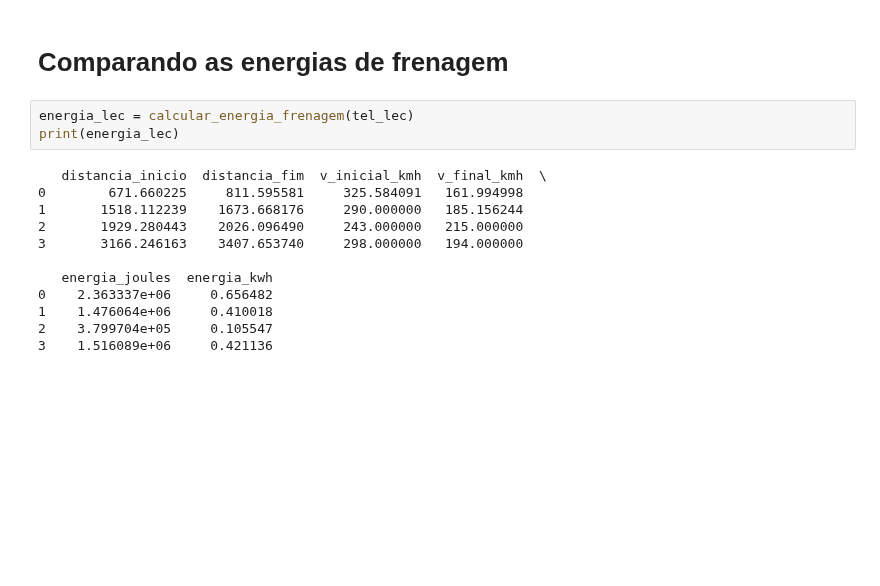
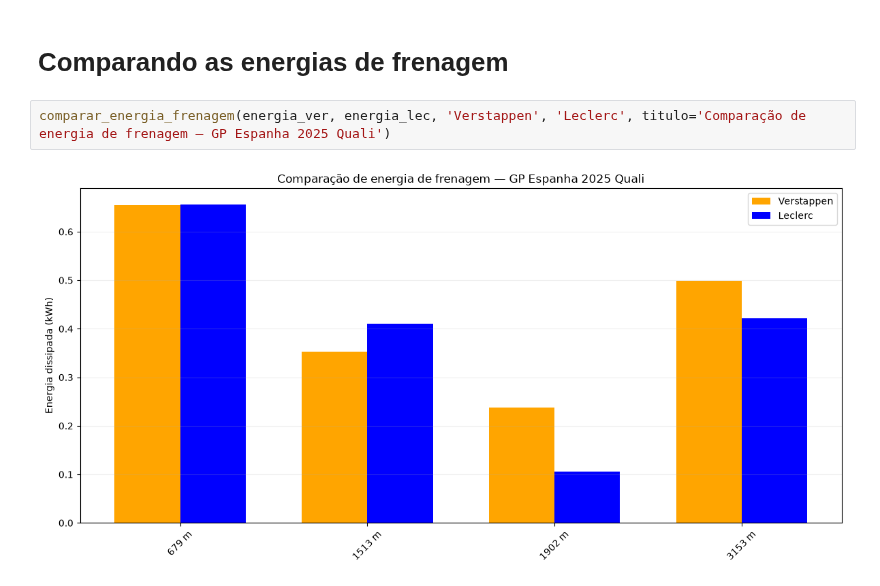
Before and after one commit to Mazzoni-mat-ap/telemetria-f1, a Jupyter notebook: notebooks/MODULO2.ipynb, the cells around one changed output. Drawn from its saved outputs; the diff is of its cells as text; blank space fills up the shorter version.

```diff
--- a/notebooks/MODULO2.ipynb
+++ b/notebooks/MODULO2.ipynb
@@ -635,18 +669,7 @@ mapa_energia_frenagem(tel_ver, energia_ver, titulo='Verstappen — Energia de fr
 [figure]
 # %% [markdown]
 # Comparando as energias de frenagem
-# %%
-energia_lec = calcular_energia_frenagem(tel_lec)
-print(energia_lec)
-# %% [output]
-   distancia_inicio  distancia_fim  v_inicial_kmh  v_final_kmh  \
-0        671.660225     811.595581     325.584091   161.994998
-1       1518.112239    1673.668176     290.000000   185.156244
-2       1929.280443    2026.096490     243.000000   215.000000
-3       3166.246163    3407.653740     298.000000   194.000000
-
-   energia_joules  energia_kwh
-0    2.363337e+06     0.656482
-1    1.476064e+06     0.410018
-2    3.799704e+05     0.105547
-3    1.516089e+06     0.421136
+# %%
+comparar_energia_frenagem(energia_ver, energia_lec, 'Verstappen', 'Leclerc', titulo='Comparação de energia de frenagem — GP Espanha 2025 Quali')
+# %% [output]
+[figure, added]
```
Also changed, not shown: parts of 2 cells of this notebook, 2 other files.
